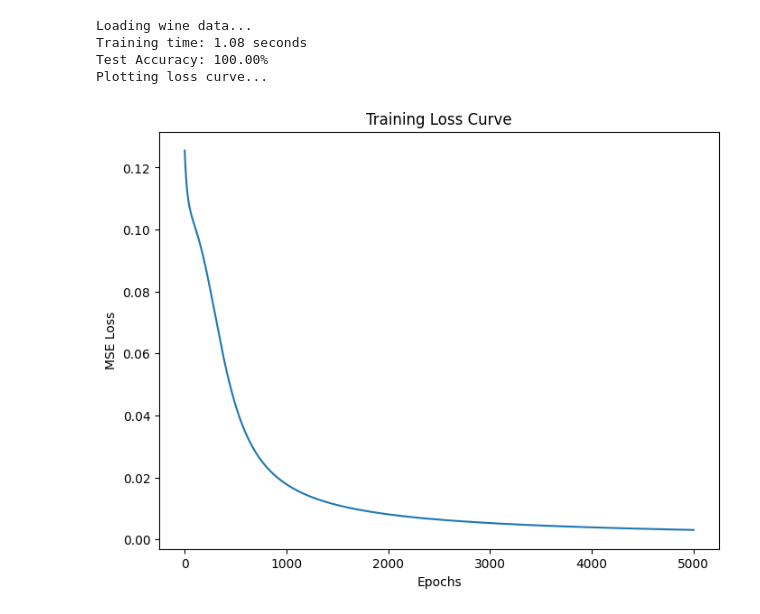
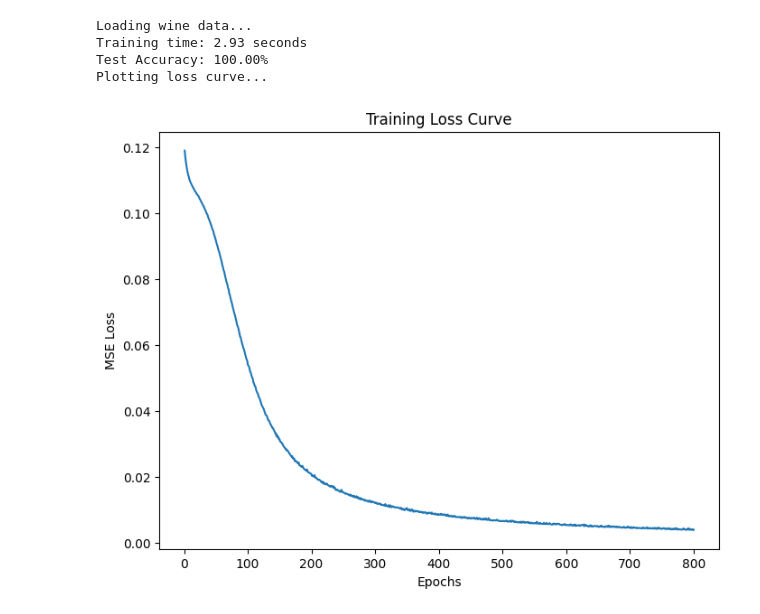
Before and after one commit to PCBZ/CS6140, a Jupyter notebook: HW2B/HW2B_Problem3.ipynb, the cells around one changed output. Drawn from its saved outputs; the diff is of its cells as text; code cells hidden in the pictures.

Commit message:
using mini-batch gradient descent for problem3

```diff
--- a/HW2B/HW2B_Problem3.ipynb
+++ b/HW2B/HW2B_Problem3.ipynb
@@ -66,23 +66,45 @@ class WineClassifierNN:
         self.weights2 -= self.learning_rate * d_weights2
         self.bias2 -= self.learning_rate * d_bias2
 
-    def train(self, X, y, epochs = 1000):
-
+    def train(self, X, y, epochs = 1000, batch_size = 32):
+        n_samples = X.shape[0]
         y_one_hot = self.one_hot_encode(y, 3)
+        if batch_size > n_samples:
+            batch_size = n_samples
 
         loss_history = []
         start_time = time.time()
 
         for epoch in range(epochs):
-            # Forward pass
-            y_pred = self.forward_pass(X)
+            indices = np.random.permutation(n_samples)
+            X_shuffled = X[indices]
+            y_shuffled = y_one_hot[indices]
 
-            # Calculate loss
-            loss = np.mean((y_pred - y_one_hot) ** 2) / 2
-            loss_history.append(loss)
+            epoch_loss = 0
+            n_batches = 0
 
-            # Backward pass
-            self.update_weights(self.backward_pass(X, y_one_hot, y_pred))
+            for i in range(0, n_samples, batch_size):
+                batch_start = i
+                batch_end = min(i + batch_size, n_samples)
+                X_batch = X_shuffled[batch_start:batch_end]
+                y_batch = y_shuffled[batch_start:batch_end]
+
+                # Forward pass
+                y_pred = self.forward_pass(X_batch)
+
+                # Calculate loss
+                batch_loss = np.mean((y_pred - y_batch) ** 2) / 2
+                epoch_loss += batch_loss
+                n_batches += 1
+
+                # Backward pass
+                gradients = self.backward_pass(X_batch, y_batch, y_pred)
+
+                # Update weights
+                self.update_weights(gradients)
+
+            epoch_loss /= n_batches
+            loss_history.append(epoch_loss)
 
         end_time = time.time()
         self.training_time = end_time - start_time
@@ -129,36 +151,36 @@ def main():
     # Set neural network parameters
     hidden_size = 10
     learning_rate = 0.1
-    epochs = 5000
+    epochs = 800
 
     # Initialize the neural network
     classifier = WineClassifierNN(input_size=13, hidden_size=hidden_size, output_size=3, learning_rate=learning_rate)
 
     # Train the neural network
     loss_history = classifier.train(X_train, y_train, epochs = epochs)
 
     print(f"Training time: {classifier.training_time:.2f} seconds")
 
     # Evaluate test accuracy
     y_pred_test = classifier.predict(X_test)
     test_accuracy = np.mean(y_pred_test == y_test) * 100
     print(f"Test Accuracy: {test_accuracy:.2f}%")
 
     print("Plotting loss curve...")
 
     # Plot training loss curve
     plt.figure(figsize=(8, 6))
     plt.plot(range(1, epochs + 1), loss_history)
     plt.xlabel('Epochs')
     plt.ylabel('MSE Loss')
     plt.title('Training Loss Curve')
     plt.show()
 
 if __name__ == "__main__":
     main()
 # %% [output]
 Loading wine data...
-Training time: 1.08 seconds
+Training time: 2.93 seconds
 Test Accuracy: 100.00%
 Plotting loss curve...
-[figure, old version]
+[figure, new version]
```
